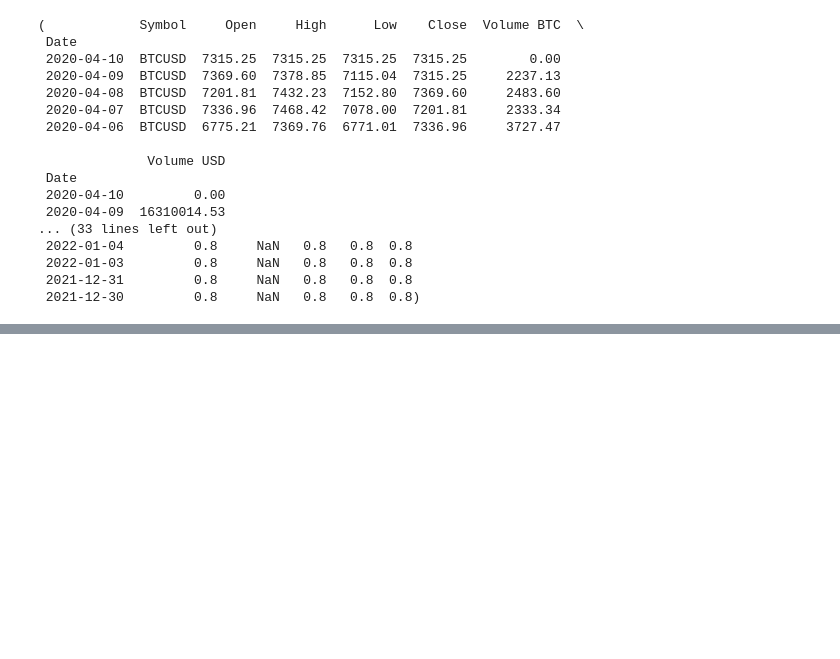
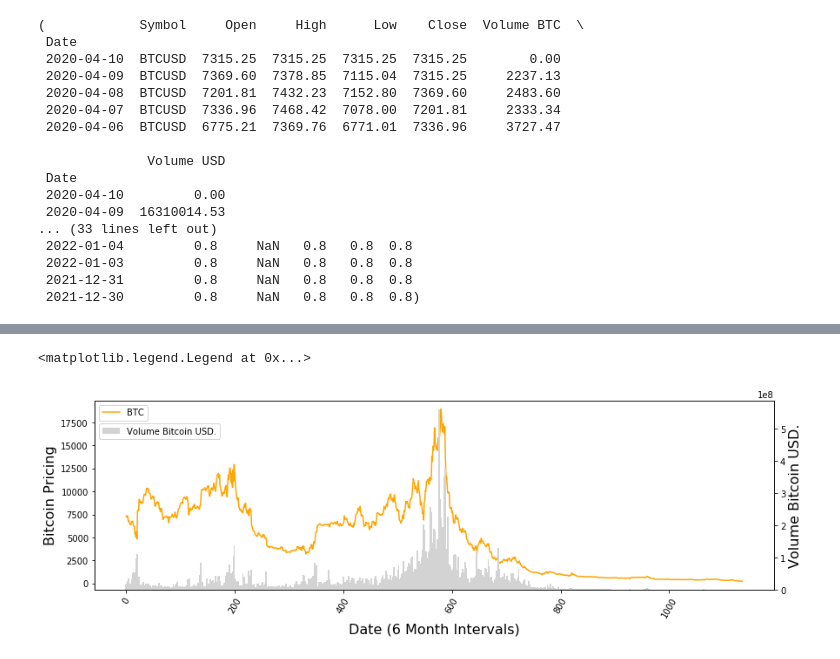
Before and after one commit to nickdemiceli/BitcoinRegression, a Jupyter notebook: BitcoinRegressionProject.ipynb, the cells around one changed output, grey strips where cells are left out. Drawn from its saved outputs; the diff is of its cells as text; code cells hidden in the pictures; blank space fills up the shorter version.

```diff
--- a/BitcoinRegressionProject.ipynb
+++ b/BitcoinRegressionProject.ipynb
@@ -96,0 +125,17 @@ memory usage: 2.7+ KB
+# %%
+#Bitcoin and Liquidity Visualization
+
+fig, ax = plt.subplots(figsize = (14,4))
+x1 = plt.plot(merged_df['BTC'],color='orange', label='BTC')
+ax.set_xlabel('Date (6 Month Intervals)', fontsize = 16)
+ax.set_ylabel('Bitcoin Pricing', fontsize = 16)
+plt.xticks(rotation=60)
+ax.legend(loc='upper left')
+
+ax2 = ax.twinx()
+ax2.bar(merged_df.index, merged_df['Liquidity'], label='Volume Bitcoin USD.', width=3, color='lightgrey')
+ax2.set_ylabel("Volume Bitcoin USD.", fontsize=16)
+ax2.legend(bbox_to_anchor=(.191, .9))
+# %% [output]
+<matplotlib.legend.Legend at 0x...>
+[figure, added]
```
Also changed, not shown: parts of 19 cells of this notebook, 3 other files.
